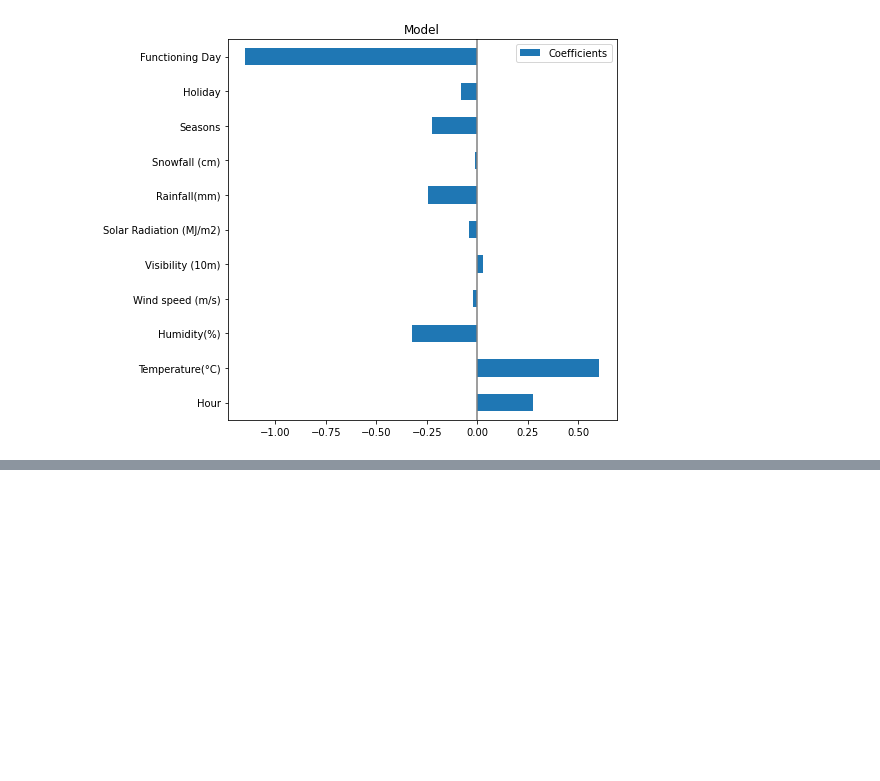
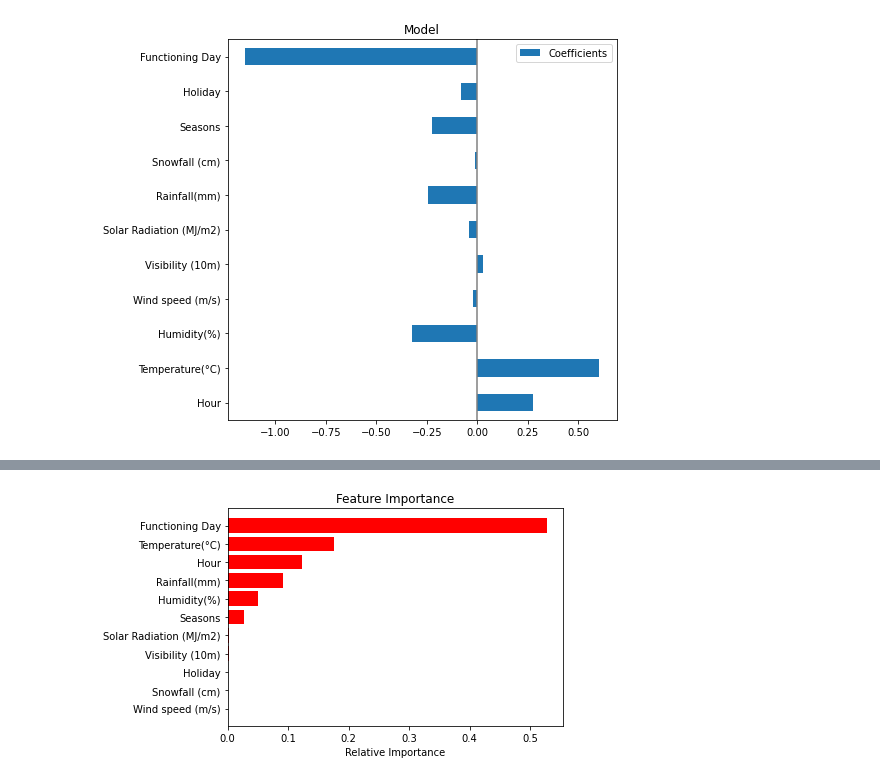
Before and after one commit to harsh15998/seoul-bike-data-, a Jupyter notebook: seoul_bike_.ipynb, the cells around one changed output, grey strips where cells are left out. Saved outputs shown, nothing was run; the diff lists cells and outputs as text; code cells hidden in the pictures; blank space fills up the shorter version.

```diff
--- a/seoul_bike_.ipynb
+++ b/seoul_bike_.ipynb
@@ -553,0 +681,5 @@ feature_impo(reg)
+# %%
+#RandomForest Regressor
+model_rf = RandomForestRegressor()
+model_rf.fit(X_train, y_train)
+y_preds = model_rf.predict(X_test)
@@ -553,0 +697,18 @@ feature_impo(reg)
+# %%
+# Number of trees
+n_estimators = [50,80,100]
+
+# Maximum depth of trees
+max_depth = [4,6,8]
+
+# Minimum number of samples required to split a node
+min_samples_split = [50,100,150]
+
+# Minimum number of samples required at each leaf node
+min_samples_leaf = [40,50]
+
+# HYperparameter Grid
+param_dict = {'n_estimators' : n_estimators,
+              'max_depth' : max_depth,
+              'min_samples_split' : min_samples_split,
+              'min_samples_leaf' : min_samples_leaf}
@@ -553,0 +721,10 @@ feature_impo(reg)
+# %%
+# Create an instance of the RandomForestClassifier
+rf_model = RandomForestRegressor()
+
+# Grid search
+rf_grid = RandomizedSearchCV(estimator=rf_model,scoring="neg_mean_squared_error",
+                       param_distributions = param_dict,
+                       cv = 5, verbose=2)
+#Fitting model
+rf_grid.fit(X_train,y_train)
@@ -553,0 +760,2 @@ feature_impo(reg)
+# %%
+rf_optimal_model = rf_grid.best_estimator_
@@ -553,0 +800,4 @@ feature_impo(reg)
+# %%
+feature_importance(rf_optimal_model)
+# %% [output]
+[figure, added]
```
Also changed, not shown: parts of 36 cells of this notebook.
